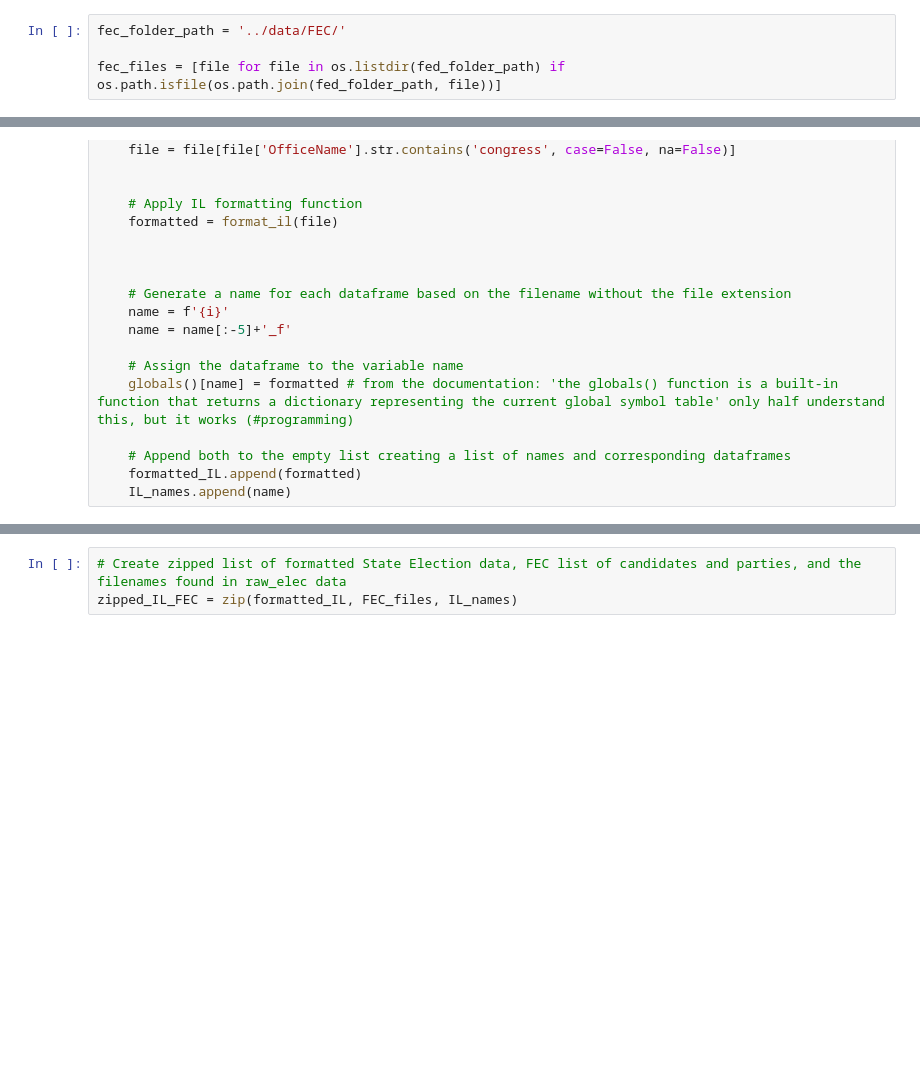
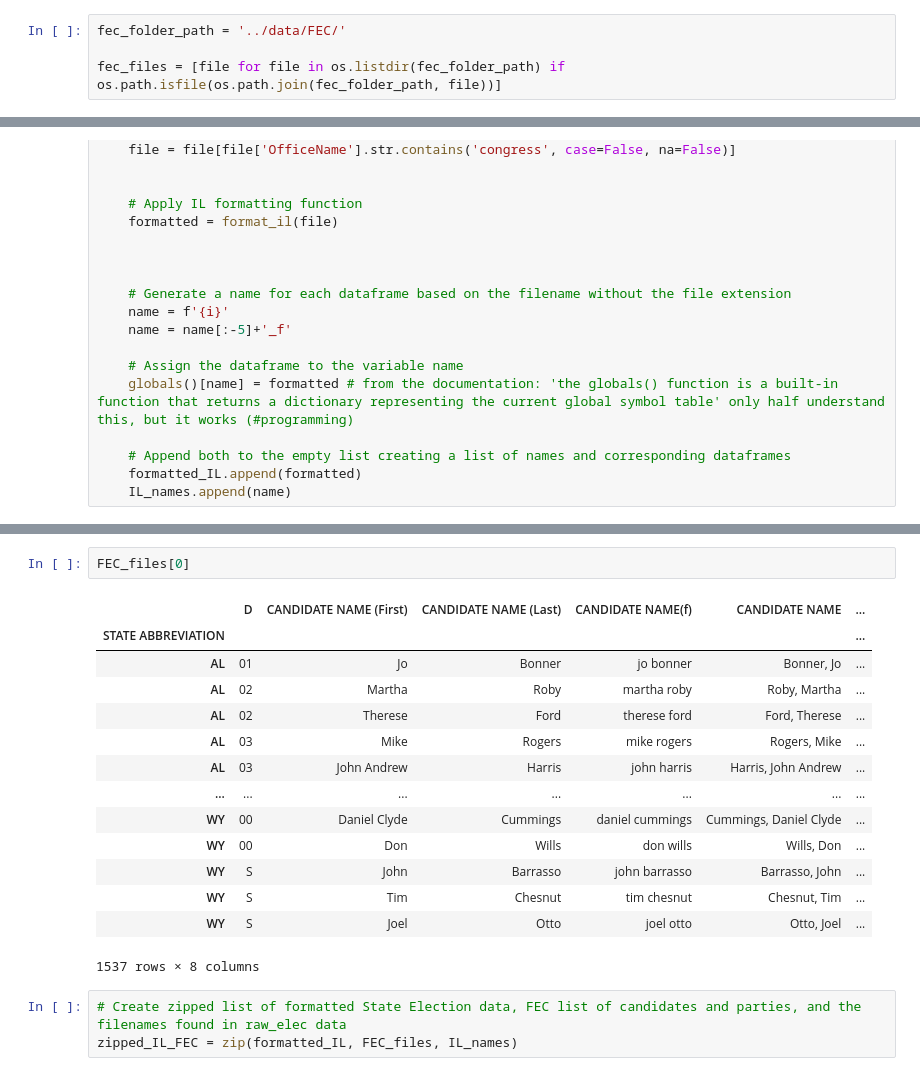
Before and after one commit to Whereiswald0/LHL-Final_Project, a Jupyter notebook: src/IL_Redo.ipynb, the cells around one changed output, grey strips where cells are left out. Cells and saved outputs as stored; diff of their text form; blank space fills up the shorter version.

```diff
--- a/src/IL_Redo.ipynb
+++ b/src/IL_Redo.ipynb
@@ -7,7 +7,7 @@ import os #Used when reading/writing csv files programatically
 # %%
 fec_folder_path = '../data/FEC/'
 
-fec_files = [file for file in os.listdir(fed_folder_path) if os.path.isfile(os.path.join(fed_folder_path, file))]
+fec_files = [file for file in os.listdir(fec_folder_path) if os.path.isfile(os.path.join(fec_folder_path, file))]
 # %%
 # Empty list to hold FEC files
 FEC_files = []
@@ -61,3 +81,20 @@ for i in IL_files: # Call item in the file list
+# %%
+FEC_files[0]
+# %% [output]
+|  | D | CANDIDATE NAME (First) | CANDIDATE NAME (Last) | CANDIDATE NAME(f) | CANDIDATE NAME | ... |
+| STATE ABBREVIATION |  |  |  |  |  | ... |
+| AL | 01 | Jo | Bonner | jo bonner | Bonner, Jo | ... |
+| AL | 02 | Martha | Roby | martha roby | Roby, Martha | ... |
+| AL | 02 | Therese | Ford | therese ford | Ford, Therese | ... |
+| AL | 03 | Mike | Rogers | mike rogers | Rogers, Mike | ... |
+| AL | 03 | John Andrew | Harris | john harris | Harris, John Andrew | ... |
+| ... | ... | ... | ... | ... | ... | ... |
+| WY | 00 | Daniel Clyde | Cummings | daniel cummings | Cummings, Daniel Clyde | ... |
+| WY | 00 | Don | Wills | don wills | Wills, Don | ... |
+| WY | S | John | Barrasso | john barrasso | Barrasso, John | ... |
+| WY | S | Tim | Chesnut | tim chesnut | Chesnut, Tim | ... |
+| WY | S | Joel | Otto | joel otto | Otto, Joel | ... |
+1537 rows × 8 columns
 # %%
 # Create zipped list of formatted State Election data, FEC list of candidates and parties, and the filenames found in raw_elec data
 zipped_IL_FEC = zip(formatted_IL, FEC_files, IL_names)
```
Also changed, not shown: parts of 4 cells of this notebook, 53 other files.
